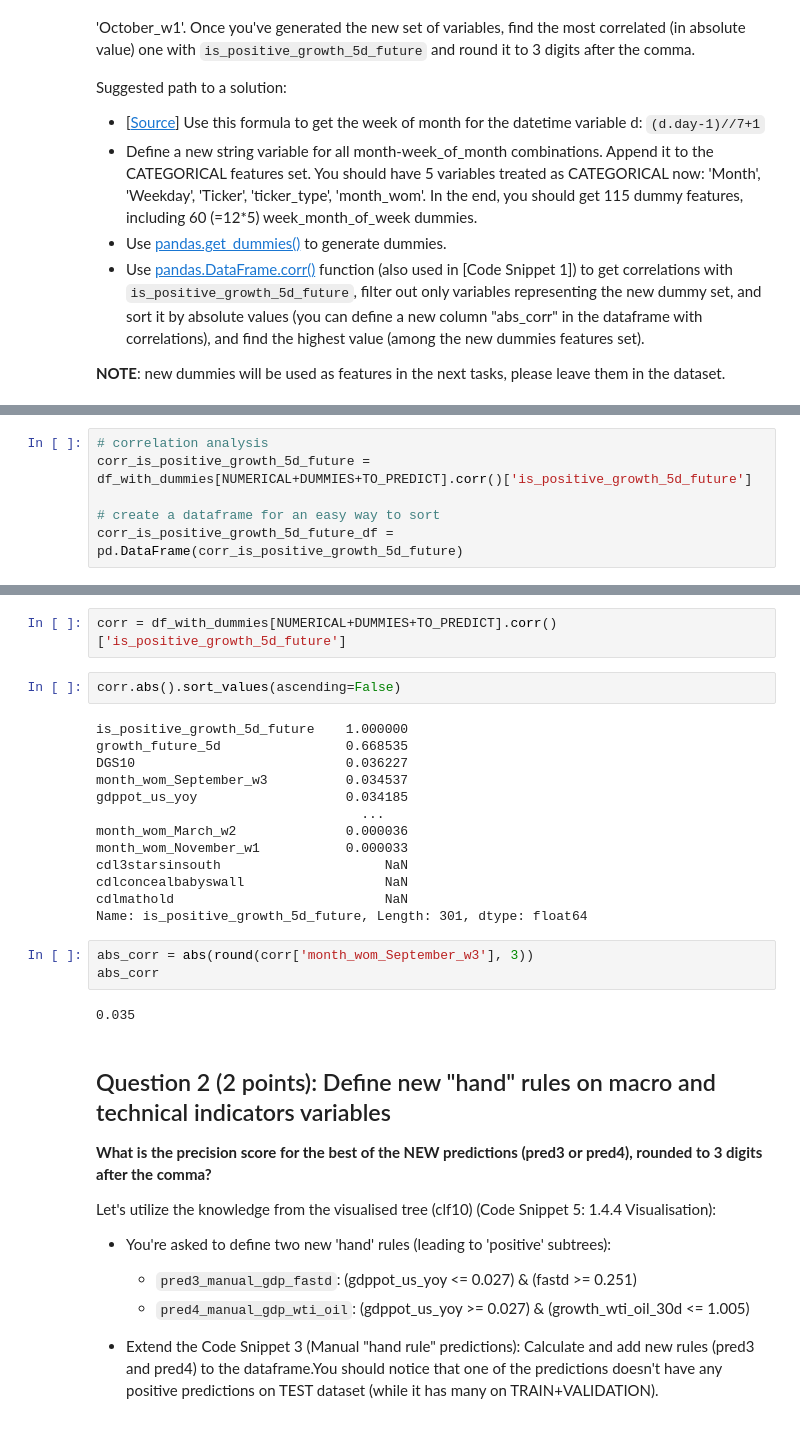
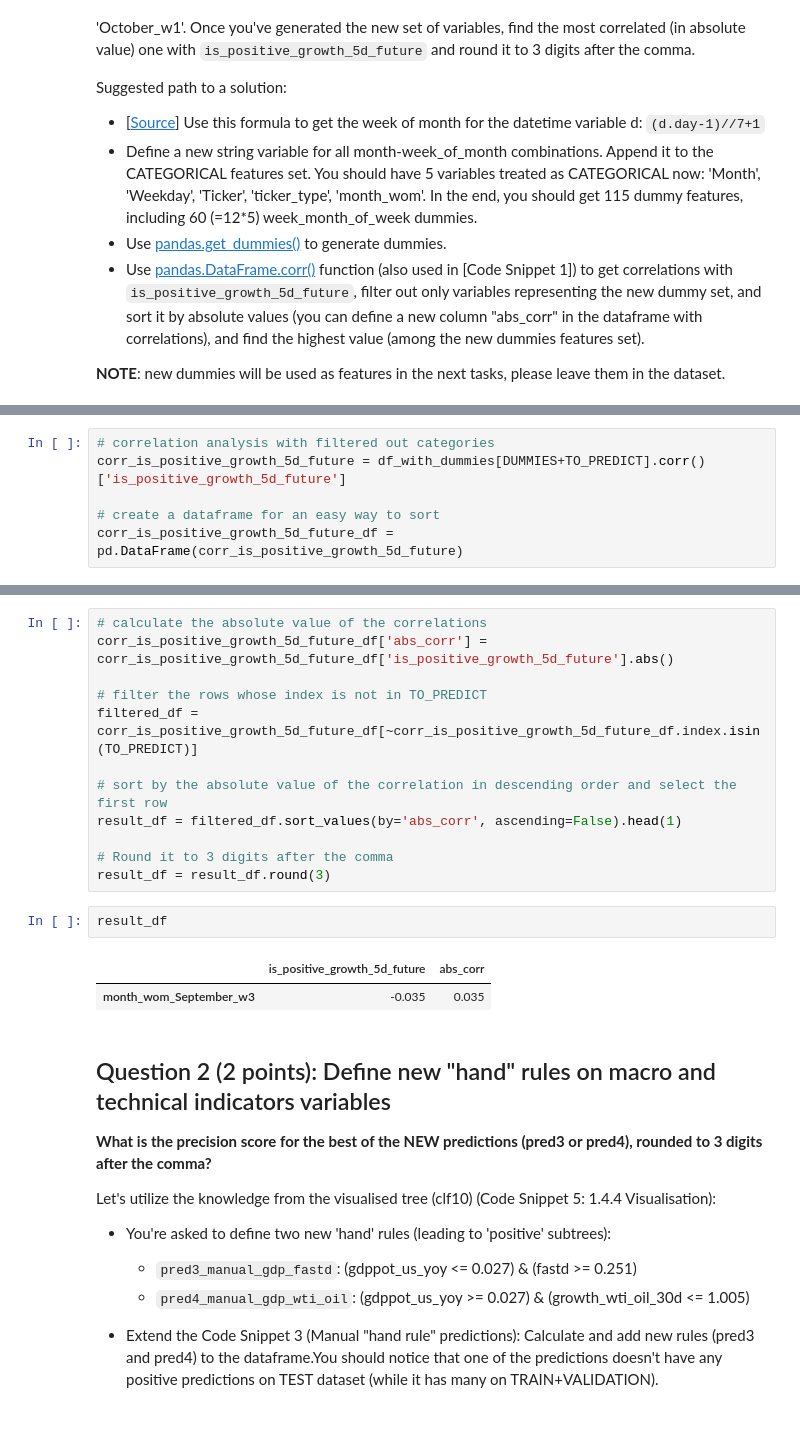
Before and after one commit to clamytoe/stock_market_analytics, a Jupyter notebook: homework/homework_3.ipynb, the cells around one changed output, grey strips where cells are left out. Drawn from its saved outputs; the diff is of its cells as text.

```diff
--- a/homework/homework_3.ipynb
+++ b/homework/homework_3.ipynb
@@ -115,6 +168,6 @@ memory usage: 294.8 MB
 # %%
-# correlation analysis
-corr_is_positive_growth_5d_future = df_with_dummies[NUMERICAL+DUMMIES+TO_PREDICT].corr()['is_positive_growth_5d_future']
+# correlation analysis with filtered out categories
+corr_is_positive_growth_5d_future = df_with_dummies[DUMMIES+TO_PREDICT].corr()['is_positive_growth_5d_future']
 
 # create a dataframe for an easy way to sort
 corr_is_positive_growth_5d_future_df = pd.DataFrame(corr_is_positive_growth_5d_future)
@@ -175,25 +174,20 @@ corr_growth_future_5d_df.sort_values(by='growth_future_5d').tail(8)
-# %%
-corr = df_with_dummies[NUMERICAL+DUMMIES+TO_PREDICT].corr()['is_positive_growth_5d_future']
-# %%
-corr.abs().sort_values(ascending=False)
-# %% [output]
-is_positive_growth_5d_future    1.000000
-growth_future_5d                0.668535
-DGS10                           0.036227
-month_wom_September_w3          0.034537
-gdppot_us_yoy                   0.034185
-                                  ...
-month_wom_March_w2              0.000036
-month_wom_November_w1           0.000033
-cdl3starsinsouth                     NaN
-cdlconcealbabyswall                  NaN
-cdlmathold                           NaN
-Name: is_positive_growth_5d_future, Length: 301, dtype: float64
-# %%
-abs_corr = abs(round(corr['month_wom_September_w3'], 3))
-abs_corr
-# %% [output]
-0.035
+# %%
+# calculate the absolute value of the correlations
+corr_is_positive_growth_5d_future_df['abs_corr'] = corr_is_positive_growth_5d_future_df['is_positive_growth_5d_future'].abs()
+
+# filter the rows whose index is not in TO_PREDICT
+filtered_df = corr_is_positive_growth_5d_future_df[~corr_is_positive_growth_5d_future_df.index.isin(TO_PREDICT)]
+
+# sort by the absolute value of the correlation in descending order and select the first row
+result_df = filtered_df.sort_values(by='abs_corr', ascending=False).head(1)
+
+# Round it to 3 digits after the comma
+result_df = result_df.round(3)
+# %%
+result_df
+# %% [output]
+|  | is_positive_growth_5d_future | abs_corr |
+| month_wom_September_w3 | -0.035 | 0.035 |
 # %% [markdown]
 ## Question 2 (2 points): Define new "hand" rules on macro and technical indicators variables
 
```
Also changed, not shown: parts of 65 cells of this notebook.
